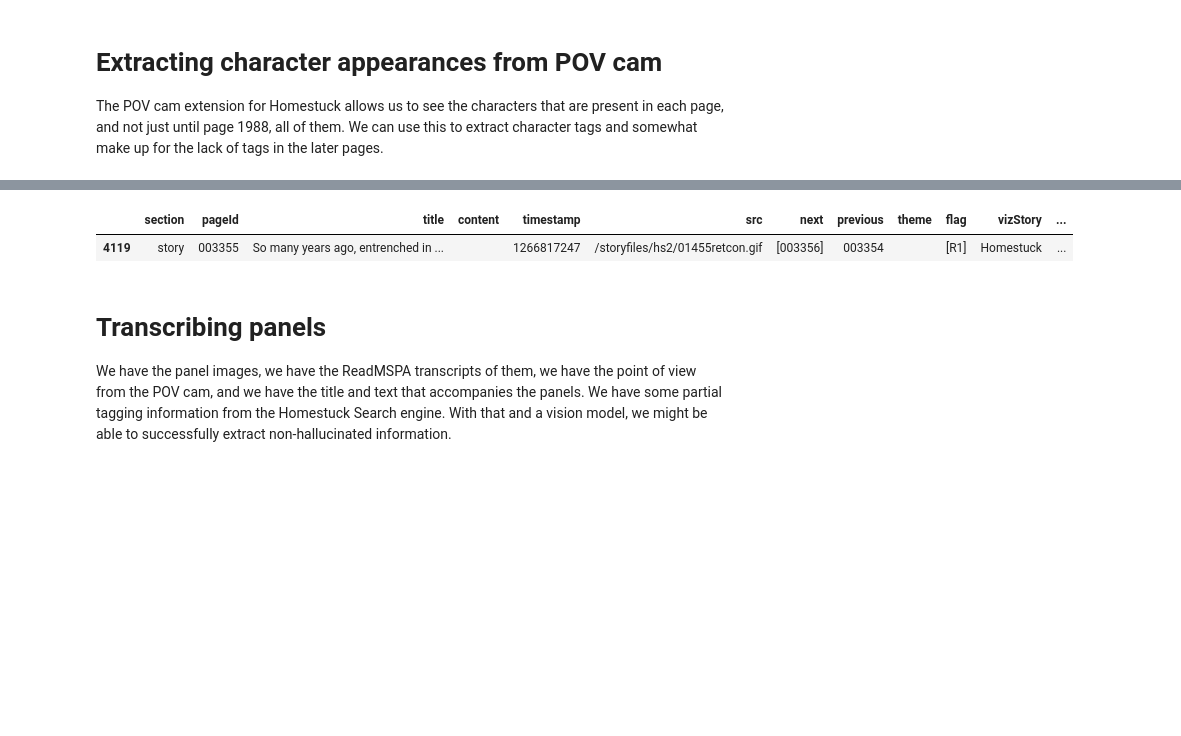
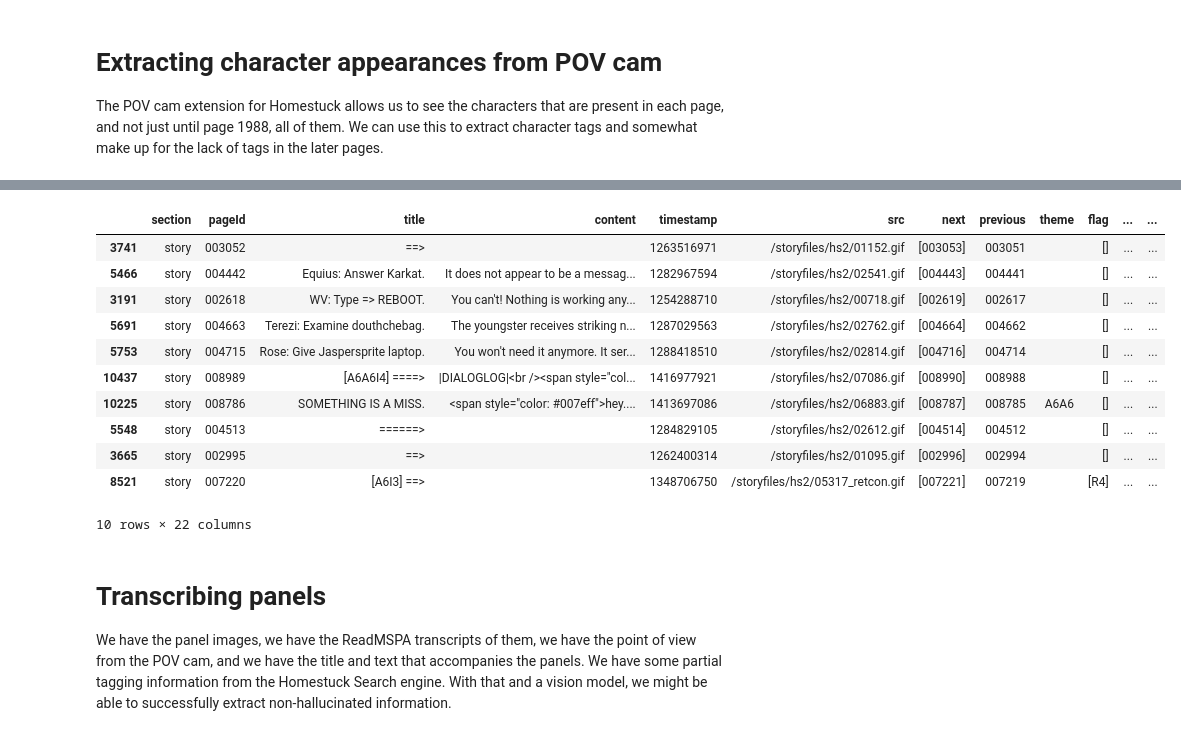
Before and after one commit to recordcrash/homestuck-dataset, a Jupyter notebook: notebooks/collection_to_data.ipynb, the cells around one changed output, grey strips where cells are left out. Cells and saved outputs as stored; diff of their text form; code cells hidden in the pictures; blank space fills up the shorter version.

Commit message:
add pov cam data

```diff
--- a/notebooks/collection_to_data.ipynb
+++ b/notebooks/collection_to_data.ipynb
@@ -1293,8 +1294,14 @@ pov_cam_data['pageId'] = pov_cam_data['page'].apply(lambda x: f"{x:06d}")
 # We'll concatenate the commands for each character in the same page
 # We'll also add the commands to a list, and the characters to a list
 
-# Group by pageId and character, concatenate the commands
-grouped = pov_cam_data.groupby(['pageId', 'character'])['commands'].apply(lambda x: ' '.join(x)).reset_index()
+# Add the character names to the commands if the commands don't already have them
+pov_cam_data['commands'] = pov_cam_data.apply(lambda x: [f"{x['character']}: {cmd}" for cmd in x['commands']], axis=1)
 
-grouped # currently fails
+# Group by pageId and character
+grouped = pov_cam_data.groupby(['pageId']).agg({
+    'character': list,
+    'commands': list
+}).reset_index()
+
+grouped.sample(10)
 # %% [output]
@@ -1302,9 +1319,30 @@ TypeError: sequence item 0: expected str instance, list found
 # %%
-# Get mspa_df_with_tags for pageId 003355
-mspa_df_with_tags[mspa_df_with_tags['pageId'] == '003355']
+# Merge the data into mspa_df_with_tags
+# "character" can become "pov_characters" and "commands" can become "pov_commands"
+
+# rename columns
+grouped.rename(columns={'character': 'pov_characters', 'commands': 'pov_commands'}, inplace=True)
+
+mspa_df_with_pov = mspa_df_with_tags.merge(grouped, on='pageId', how='left')
+
+# Replace NaN with empty lists for pages without POV cam data
+mspa_df_with_pov['pov_characters'] = mspa_df_with_pov['pov_characters'].apply(lambda x: x if isinstance(x, list) else [])
+mspa_df_with_pov['pov_commands'] = mspa_df_with_pov['pov_commands'].apply(lambda x: x if isinstance(x, list) else [])
+
+mspa_df_with_pov[mspa_df_with_pov['pov_characters'].apply(len) > 0].sample(10)
 # %% [output]
-|  | section | pageId | title | content | timestamp | src | next | previous | theme | flag | vizStory | ... |
-| 4119 | story | 003355 | So many years ago, entrenched in ... |  | 1266817247 | /storyfiles/hs2/01455retcon.gif | [003356] | 003354 |  | [R1] | Homestuck | ... |
+|  | section | pageId | title | content | timestamp | src | next | previous | theme | flag | ... | ... |
+| 3741 | story | 003052 | ==> |  | 1263516971 | /storyfiles/hs2/01152.gif | [003053] | 003051 |  | [] | ... | ... |
+| 5466 | story | 004442 | Equius: Answer Karkat. | It does not appear to be a messag... | 1282967594 | /storyfiles/hs2/02541.gif | [004443] | 004441 |  | [] | ... | ... |
+| 3191 | story | 002618 | WV: Type => REBOOT. | You can't! Nothing is working any... | 1254288710 | /storyfiles/hs2/00718.gif | [002619] | 002617 |  | [] | ... | ... |
+| 5691 | story | 004663 | Terezi: Examine douthchebag. | The youngster receives striking n... | 1287029563 | /storyfiles/hs2/02762.gif | [004664] | 004662 |  | [] | ... | ... |
+| 5753 | story | 004715 | Rose: Give Jaspersprite laptop. | You won't need it anymore. It ser... | 1288418510 | /storyfiles/hs2/02814.gif | [004716] | 004714 |  | [] | ... | ... |
+| 10437 | story | 008989 | [A6A6I4] ====> | |DIALOGLOG|<br /><span style="col... | 1416977921 | /storyfiles/hs2/07086.gif | [008990] | 008988 |  | [] | ... | ... |
+| 10225 | story | 008786 | SOMETHING IS A MISS. | <span style="color: #007eff">hey.... | 1413697086 | /storyfiles/hs2/06883.gif | [008787] | 008785 | A6A6 | [] | ... | ... |
+| 5548 | story | 004513 | ======> |  | 1284829105 | /storyfiles/hs2/02612.gif | [004514] | 004512 |  | [] | ... | ... |
+| 3665 | story | 002995 | ==> |  | 1262400314 | /storyfiles/hs2/01095.gif | [002996] | 002994 |  | [] | ... | ... |
+| 8521 | story | 007220 | [A6I3] ==> |  | 1348706750 | /storyfiles/hs2/05317_retcon.gif | [007221] | 007219 |  | [R4] | ... | ... |
+10 rows × 22 columns
 # %% [markdown]
 # Transcribing panels
 
```
Also changed, not shown: parts of 7 cells of this notebook.
